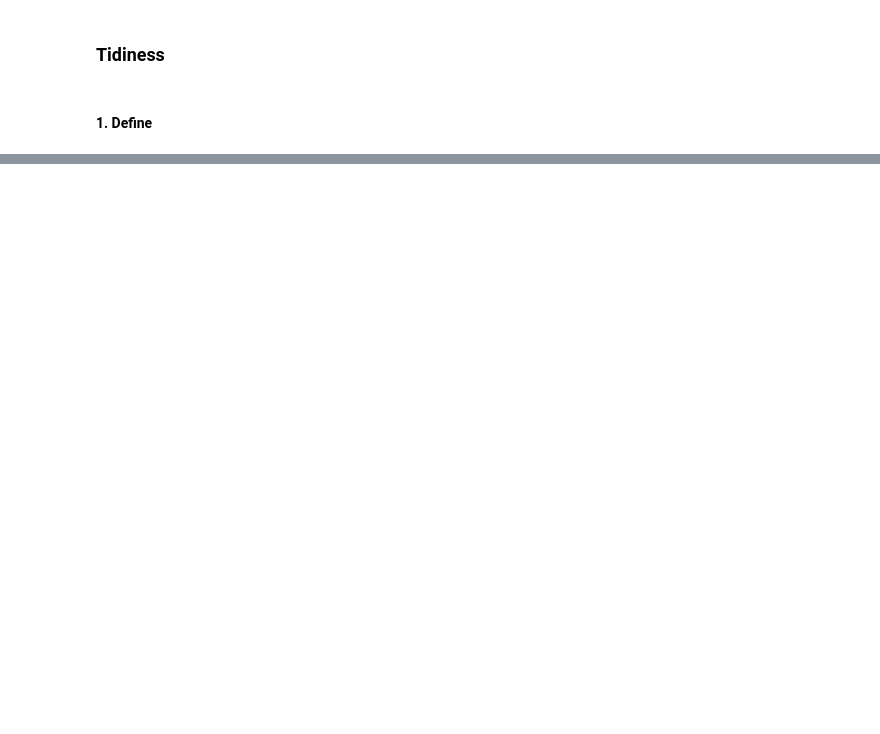
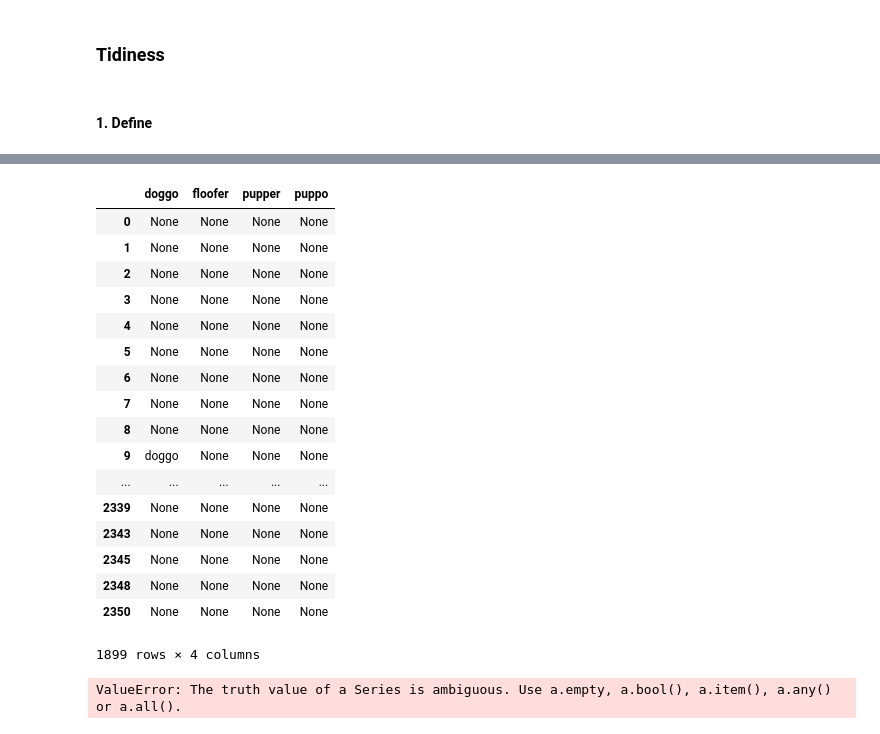
Before and after one commit to daniel-guarino/project04-wrangling-and-analyze-data, a Jupyter notebook: wrangle_act.ipynb, the cells around one changed output, grey strips where cells are left out. Cells and saved outputs as stored; diff of their text form; code cells hidden in the pictures; blank space fills up the shorter version.

```diff
--- a/wrangle_act.ipynb
+++ b/wrangle_act.ipynb
@@ -701,0 +757,4 @@ Name: dog_rating, dtype: float64
+# %%
+# create a new column named dog_stage with blank data and check
+df_clean['dog_stage'] = np.nan
+df_clean['dog_stage'].head(10)
@@ -701,0 +773,31 @@ Name: dog_rating, dtype: float64
+# %%
+df_clean.iloc[: , -6:-2]
+# %% [output]
+|  | doggo | floofer | pupper | puppo |
+| 0 | None | None | None | None |
+| 1 | None | None | None | None |
+| 2 | None | None | None | None |
+| 3 | None | None | None | None |
+| 4 | None | None | None | None |
+| 5 | None | None | None | None |
+| 6 | None | None | None | None |
+| 7 | None | None | None | None |
+| 8 | None | None | None | None |
+| 9 | doggo | None | None | None |
+| ... | ... | ... | ... | ... |
+| 2339 | None | None | None | None |
+| 2343 | None | None | None | None |
+| 2345 | None | None | None | None |
+| 2348 | None | None | None | None |
+| 2350 | None | None | None | None |
+1899 rows × 4 columns
+# %%
+# resolve this just use pd.melt
+for index in df_clean.iloc[: , -6:-2]:
+    if index == 'doggo':
+        if df_clean['doggo'] == 'doggo':
+            df_clean['dog_stage'] == 'doggo'
+        elif df_clean['dog_stage'] == 'None':
+            df_clean['dog_stage'] == np.nan
+# %% [output]
+ValueError: The truth value of a Series is ambiguous. Use a.empty, a.bool(), a.item(), a.any() or a.all().
```
Also changed, not shown: parts of 25 cells of this notebook.
